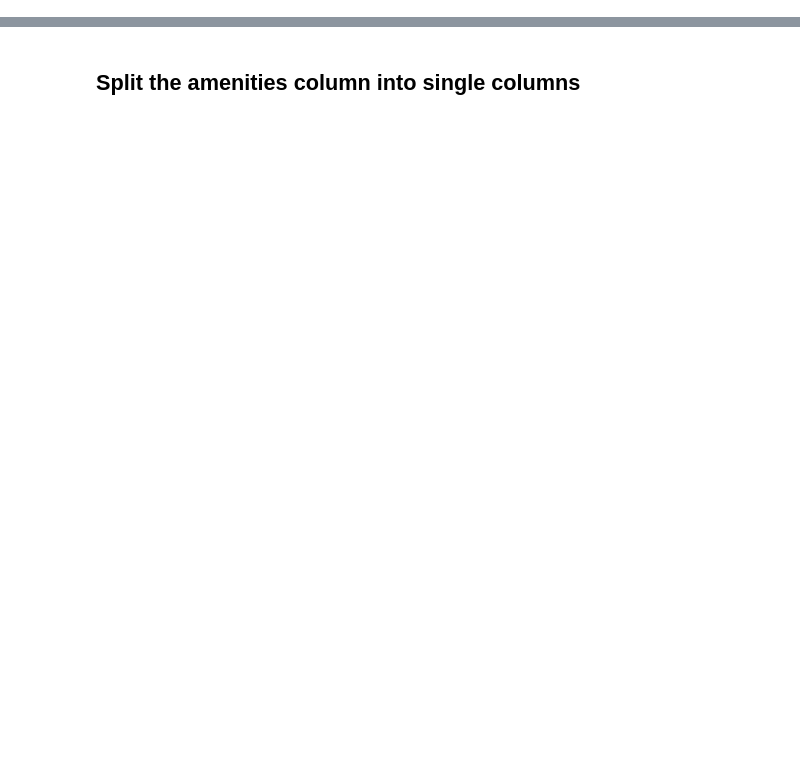
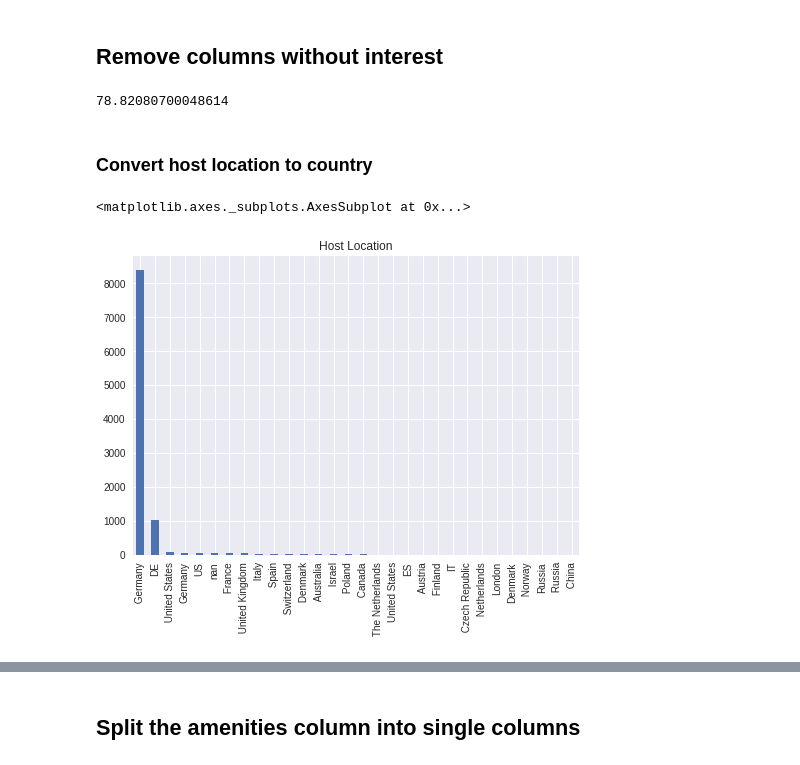
Before and after one commit to clementlefevre/udacity_ML, a Jupyter notebook: capstone_project/Data Preparation.ipynb, the cells around one changed output, grey strips where cells are left out. Drawn from its saved outputs; the diff is of its cells as text; code cells hidden in the pictures; blank space fills up the shorter version.

```diff
--- a/capstone_project/Data Preparation.ipynb
+++ b/capstone_project/Data Preparation.ipynb
@@ -5,2 +10,9 @@ import statsmodels.formula.api as smf
 # %%
 df = pd.read_csv('data/listings_full.csv')
+df = df[df.room_type=='Entire home/apt']
+# %% [markdown]
+## Remove columns without interest
+# %%
+df.price.mean()
+# %% [output]
+78.82080700048614
@@ -6,0 +86,8 @@ df = pd.read_csv('data/listings_full.csv')
+# %% [markdown]
+### Convert host location to country
+# %%
+df.host_location = df.host_location.apply(lambda x: str(x).split(',')[-1])
+df.host_location.value_counts().sort_values(ascending=False).head(30).plot.bar(title="Host Location")
+# %% [output]
+<matplotlib.axes._subplots.AxesSubplot at 0x...>
+[figure, added]
```
Also changed, not shown: parts of 29 cells of this notebook.
